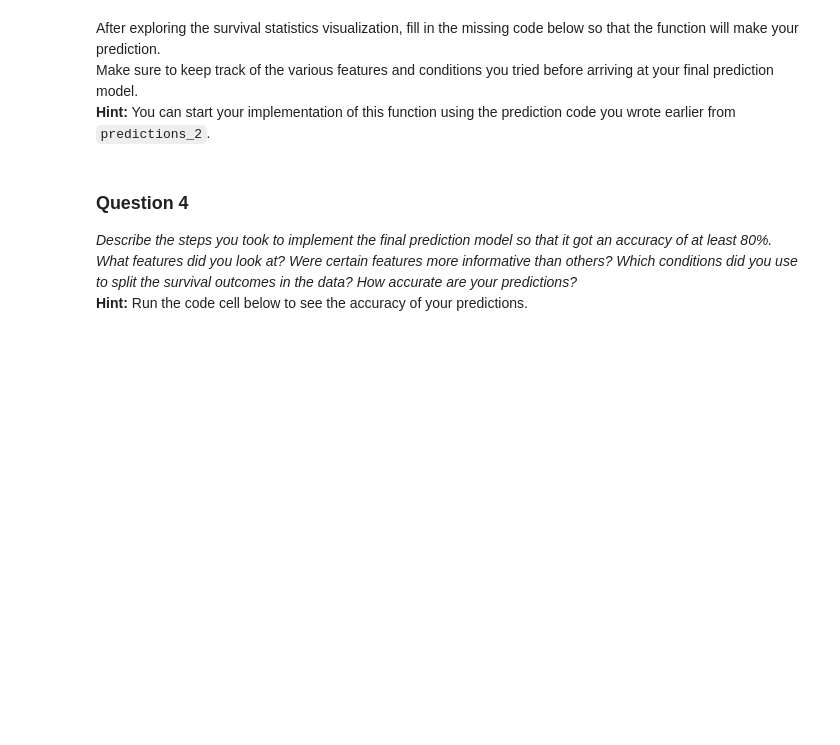
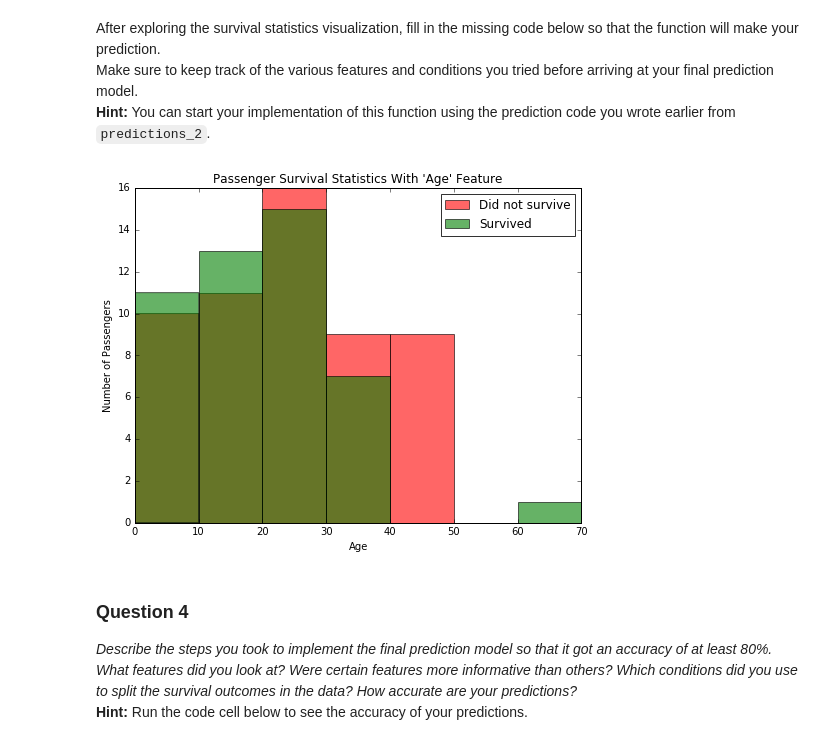
Before and after one commit to dateshaile/Machine-Learning-UND, a Jupyter notebook: titanic_survival_exploration/titanic_survival_exploration.ipynb, the cells around one changed output. Saved outputs shown, nothing was run; the diff lists cells and outputs as text; code cells hidden in the pictures; blank space fills up the shorter version.

```diff
--- a/titanic_survival_exploration/titanic_survival_exploration.ipynb
+++ b/titanic_survival_exploration/titanic_survival_exploration.ipynb
@@ -248,6 +248,10 @@ def predictions_3(data):
 
 # Make the predictions
 predictions = predictions_3(data)
+# %%
+vs.survival_stats(data, outcomes, 'Age', ["Sex == 'female'", "Pclass == 3"])
+# %% [output]
+[figure, added]
 # %% [markdown]
 ### Question 4
 *Describe the steps you took to implement the final prediction model so that it got an accuracy of at least 80%. What features did you look at? Were certain features more informative than others? Which conditions did you use to split the survival outcomes in the data? How accurate are your predictions?*
```
Also changed, not shown: parts of 5 cells of this notebook, 1 other file.
